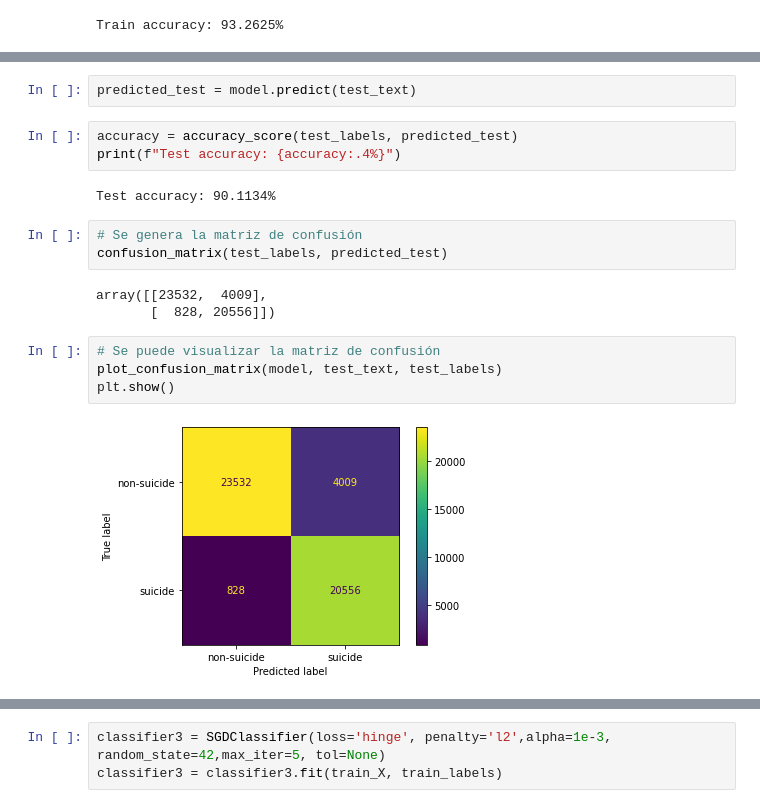
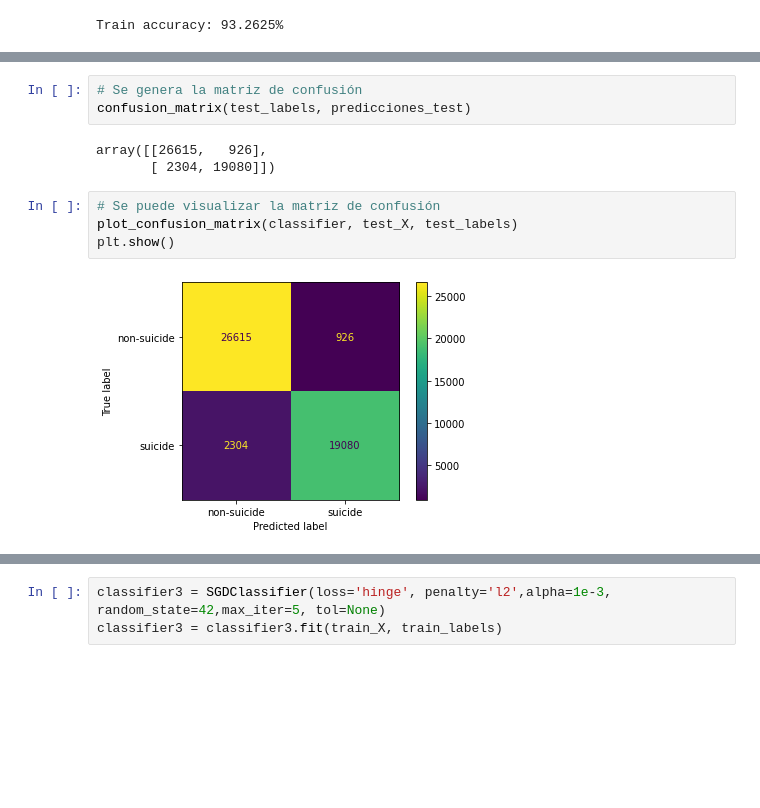
Before and after one commit to BI-G15/Proyecto1-2, a Jupyter notebook: Proyecto.ipynb, the cells around one changed output, grey strips where cells are left out. Saved outputs shown, nothing was run; the diff lists cells and outputs as text; blank space fills up the shorter version.

```diff
--- a/Proyecto.ipynb
+++ b/Proyecto.ipynb
@@ -279,19 +226,12 @@ Accuracy: 92.3311%
-# %%
-predicted_test = model.predict(test_text)
-# %%
-accuracy = accuracy_score(test_labels, predicted_test)
-print(f"Test accuracy: {accuracy:.4%}")
-# %% [output]
-Test accuracy: 90.1134%
 # %%
 # Se genera la matriz de confusión
-confusion_matrix(test_labels, predicted_test)
+confusion_matrix(test_labels, predicciones_test)
 # %% [output]
-array([[23532,  4009],
-       [  828, 20556]])
+array([[26615,   926],
+       [ 2304, 19080]])
 # %%
 # Se puede visualizar la matriz de confusión
-plot_confusion_matrix(model, test_text, test_labels)
+plot_confusion_matrix(classifier, test_X, test_labels)
 plt.show()
 # %% [output]
-[figure, old version]
+[figure, new version]
```
Also changed, not shown: parts of 46 cells of this notebook.
